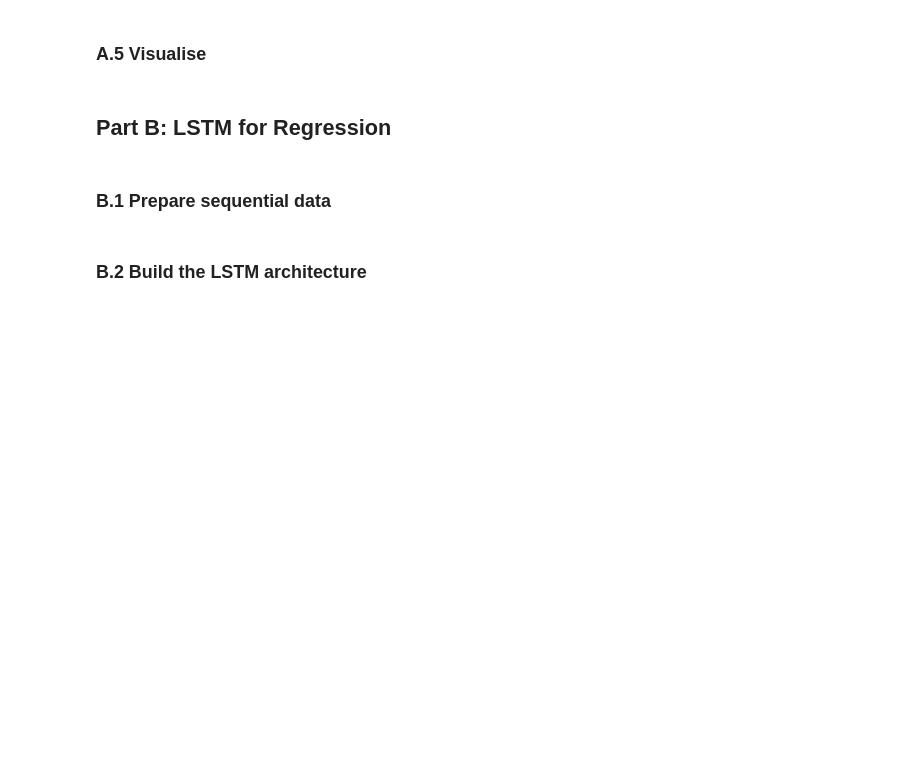
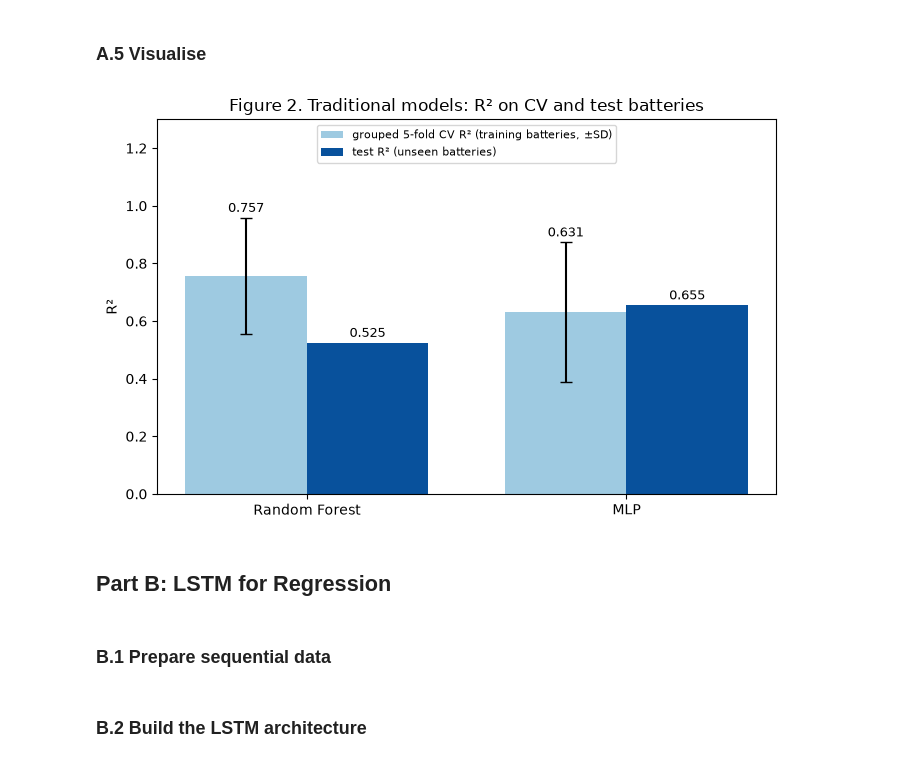
Before and after one commit to MaiChiLe113/Exploratory-Data-Analysis-NASA-Battery, a Jupyter notebook: asm_3/Portfolio_Assessment3_LeMaiChi.ipynb, the cells around one changed output. Saved outputs shown, nothing was run; the diff lists cells and outputs as text; code cells hidden in the pictures; blank space fills up the shorter version.

Commit message:
visualize, evaluate

```diff
--- a/asm_3/Portfolio_Assessment3_LeMaiChi.ipynb
+++ b/asm_3/Portfolio_Assessment3_LeMaiChi.ipynb
@@ -120,3 +120,21 @@ models = {
 preds = {name: m.fit(X_train, y_train).predict(X_test) for name, m in models.items()}
 # %% [markdown]
 ### A.4 Evaluate and compare
+# %%
+def metrics(y_true, y_pred):
+    return {"R2": r2_score(y_true, y_pred),
+            "RMSE": root_mean_squared_error(y_true, y_pred),
+            "MAE": mean_absolute_error(y_true, y_pred)}
+
+CV = GroupKFold(n_splits=5, shuffle=True, random_state=SEED)
+
+rows = []
+for name, m in models.items():
+    cv = cross_val_score(m, X_train, y_train, groups=g_train, cv=CV, scoring="r2")
+    rows.append({"model": name, "cv_R2_mean": cv.mean(), "cv_R2_sd": cv.std(),
+                 **{f"test_{k}": v for k, v in metrics(y_test, preds[name]).items()}})
+trad_table = save_table(pd.DataFrame(rows).round(4), "table_2_traditional_comparison")
+display(trad_table)
+
+BEST_A = trad_table.loc[trad_table["cv_R2_mean"].idxmax(), "model"]
+print("Best traditional model by grouped-CV R2:", BEST_A)
@@ -123,5 +146,24 @@ preds = {name: m.fit(X_train, y_train).predict(X_test) for name, m in models.ite
 # %% [markdown]
 ### A.5 Visualise
+# %%
+fig, ax = plt.subplots(figsize=(7, 4.5))
+x = np.arange(len(trad_table)); w = 0.38
+ax.bar(x - w / 2, trad_table["cv_R2_mean"], w, yerr=trad_table["cv_R2_sd"], capsize=4,
+       color="#9ecae1", label="grouped 5-fold CV R² (training batteries, ±SD)")
+ax.bar(x + w / 2, trad_table["test_R2"], w, color="#08519c", label="test R² (unseen batteries)")
+for i, r in trad_table.iterrows():
+    ax.text(i - w / 2, max(r["cv_R2_mean"] + r["cv_R2_sd"], 0) + 0.02, f'{r["cv_R2_mean"]:.3f}', ha="center", fontsize=9)
+    ax.text(i + w / 2, max(r["test_R2"], 0) + 0.02, f'{r["test_R2"]:.3f}', ha="center", fontsize=9)
+ax.set_xticks(x, trad_table["model"])
+ax.set_ylim(min(0, (trad_table["cv_R2_mean"] - trad_table["cv_R2_sd"]).min() - 0.05), 1.3)
+ax.set_ylabel("R²")
+ax.legend(loc="upper center", fontsize=8)
+ax.set_title("Figure 2. Traditional models: R² on CV and test batteries")
+plt.tight_layout()
+save_fig("figure_02_traditional_r2")
+plt.show()
+# %% [output]
+[figure, added]
 # %% [markdown]
 ## Part B: LSTM for Regression
 # %% [markdown]
```
Also changed, not shown: parts of 1 cell of this notebook, 2 other files.
